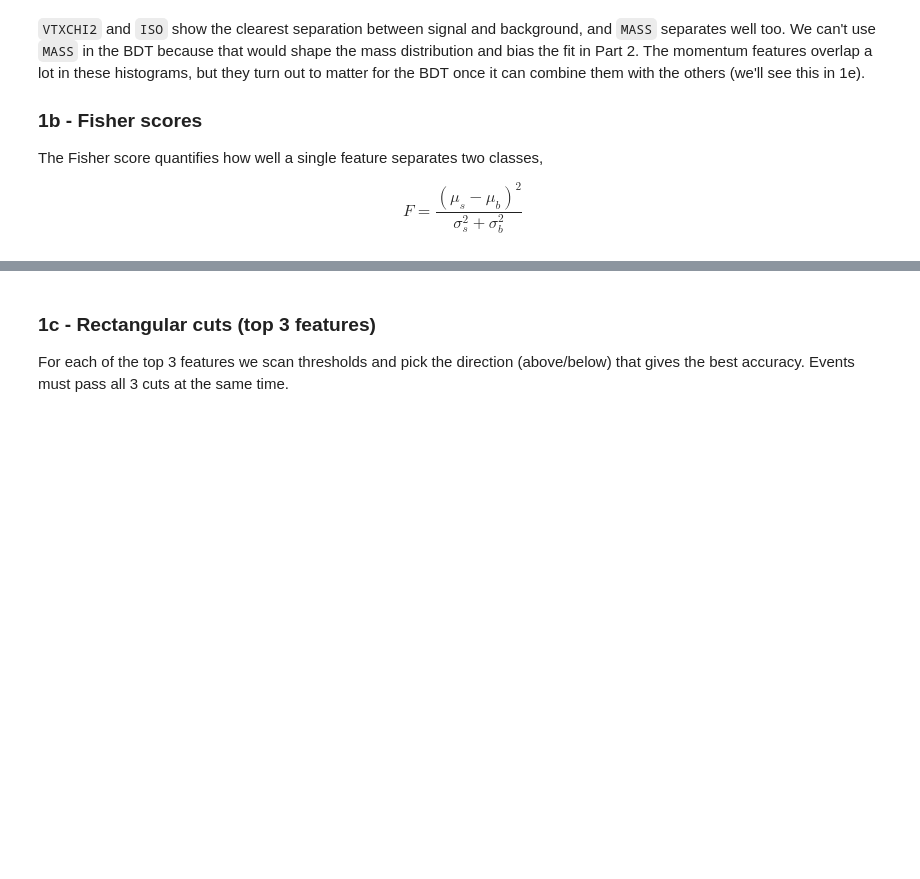
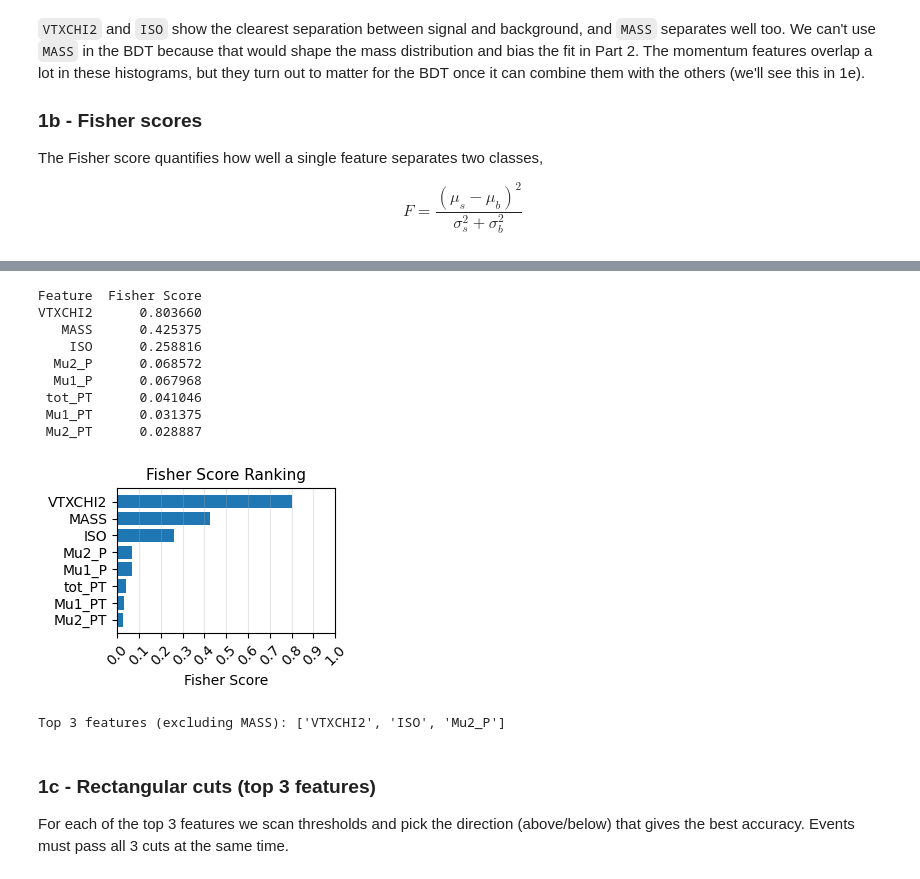
Before and after one commit to liuzzle/particle-discovery, a Jupyter notebook: particle_discovery.ipynb, the cells around one changed output, grey strips where cells are left out. Cells and saved outputs as stored; diff of their text form; code cells hidden in the pictures; blank space fills up the shorter version.

Commit message:
improved plots

```diff
--- a/particle_discovery.ipynb
+++ b/particle_discovery.ipynb
@@ -176,3 +136,45 @@ Top 3 features (excluding MASS): ['VTXCHI2', 'ISO', 'Mu2_P']
+# %%
+fisher_scores = {}
+for feat in features:
+    mu_s, mu_b = sig[feat].mean(), bkg[feat].mean()
+    var_s, var_b = sig[feat].var(), bkg[feat].var()
+    fisher_scores[feat] = (mu_s - mu_b)**2 / (var_s + var_b)
+
+fisher_df = pd.DataFrame({
+    'Feature': list(fisher_scores.keys()),
+    'Fisher Score': list(fisher_scores.values())
+})
+fisher_df = fisher_df.sort_values('Fisher Score', ascending=False).reset_index(drop=True)
+
+print(fisher_df.to_string(index=False))
+
+fig, ax = plt.subplots(figsize=(3.3, 2.5))
+ax.barh(fisher_df['Feature'], fisher_df['Fisher Score'])
+ax.set_xlabel('Fisher Score')
+ax.set_title('Fisher Score Ranking')
+ax.invert_yaxis()
+ax.grid(True, alpha=0.3, axis='x')
+ax.set_xticks(np.arange(0, 1 + 0.1, 0.1))
+ax.tick_params(axis='x', rotation=45)
+plt.tight_layout()
+plt.savefig('plots/fisher_scores.png', dpi=200, bbox_inches='tight')
+plt.show()
+
+# top 3 features (excluding MASS)
+bdt_features_3 = [f for f in fisher_df['Feature'] if f != 'MASS'][:3]
+print(f"\nTop 3 features (excluding MASS): {bdt_features_3}")
+# %% [output]
+Feature  Fisher Score
+VTXCHI2      0.803660
+   MASS      0.425375
+    ISO      0.258816
+  Mu2_P      0.068572
+  Mu1_P      0.067968
+ tot_PT      0.041046
+ Mu1_PT      0.031375
+ Mu2_PT      0.028887
+[figure, added]
+Top 3 features (excluding MASS): ['VTXCHI2', 'ISO', 'Mu2_P']
 # %% [markdown]
 ### 1c - Rectangular cuts (top 3 features)
 
```
Also changed, not shown: parts of 11 cells of this notebook, 7 other files.
